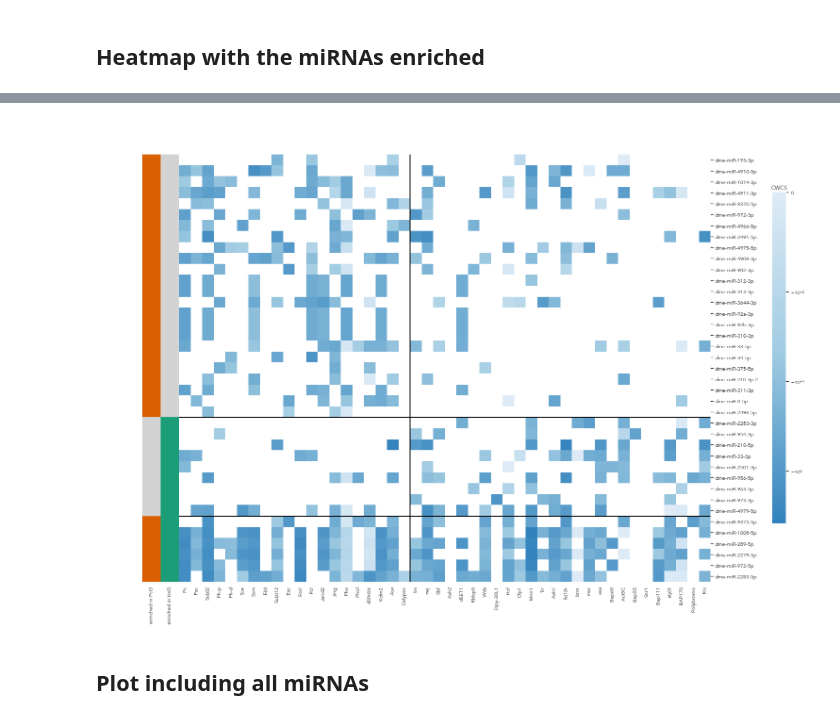
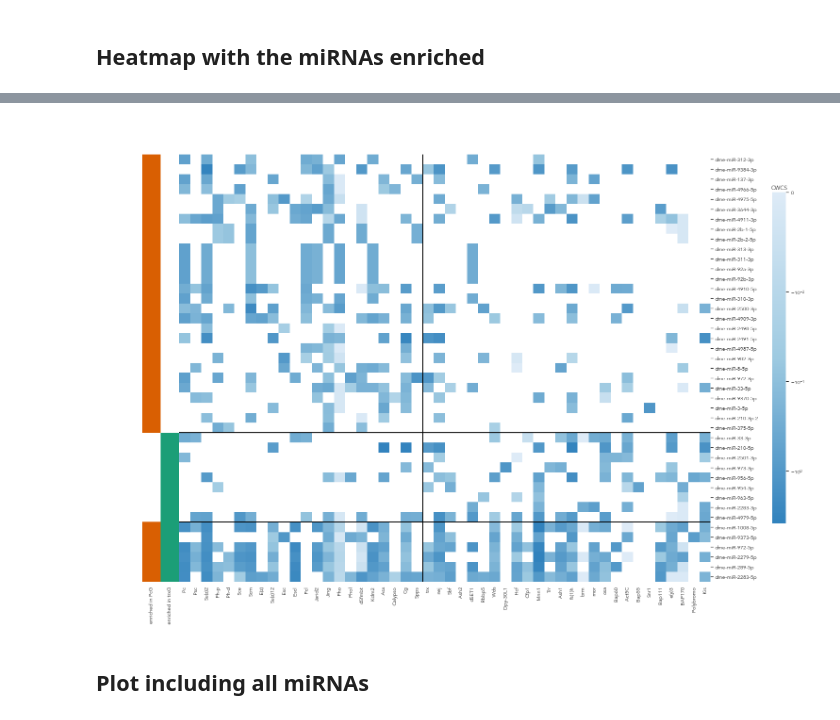
Before and after one commit to j-solor/Drosophila-miRNA-PcG-circuits, a Jupyter notebook: Analysis/Analysis.ipynb, the cells around one changed output, grey strips where cells are left out. Cells and saved outputs as stored; diff of their text form; code cells hidden in the pictures.

```diff
--- a/Analysis/Analysis.ipynb
+++ b/Analysis/Analysis.ipynb
@@ -39,11 +39,11 @@ generalcmp = LinearSegmentedColormap.from_list("", [low_color, med_color, high_c
 ### Data Loading
 # %%
 HCImiRTps = pd.read_csv(
-    "../HCImiRTps_generation/output_files/HCImiRTps.tsv", sep = "\t")
+    "../RmiRTps_generation/output_files/RmiRTPs.tsv", sep = "\t")
 
 # gene_sets
 curated_pcgtrxg = pd.read_csv(filepath_or_buffer =
-                      'input_files/PcGtrxG_clasification.csv', sep = "\t")
+                      'input_files/PcGtrxG_clasification.tsv', sep = "\t")
 # %% [markdown]
 ### Preprocessing
 # %%
@@ -503,8 +483,8 @@ to_heatmap.sort_values("order", inplace = True)
 to_heatmap.drop(columns =["order"], index = ["Group"], inplace = True)
 
 ## add color row
-colorcol_PcG = [["lightgrey", PcG_color][int(x)] for x in merged_enrch_subset.loc[to_heatmap.index, "hyper_pval_PcG"].values.flatten() <= 0.01]
-colorcol_trxG = [["lightgrey", trxG_color][int(x)] for x in merged_enrch_subset.loc[to_heatmap.index, "hyper_pval_trxG"].values.flatten() <= 0.01]
+colorcol_PcG = [["white", PcG_color][int(x)] for x in merged_enrch_subset.loc[to_heatmap.index, "hyper_pval_PcG"].values.flatten() <= 0.01]
+colorcol_trxG = [["white", trxG_color][int(x)] for x in merged_enrch_subset.loc[to_heatmap.index, "hyper_pval_trxG"].values.flatten() <= 0.01]
 
 # Clustermap
 mask = to_heatmap.isnull()
@@ -512,37 +492,37 @@ clustermap = sns.clustermap(to_heatmap.fillna(0),
                             cmap = generalcmp.reversed(),
                             figsize=(20, 15),
                             row_colors = [colorcol_PcG, colorcol_trxG],
                             #col_colors = Grouprow_colors,
                             row_cluster=False,
                             col_cluster=False,
                             dendrogram_ratio=(.07, .07),
                             cbar_pos=(1, #x
                                       .2, #y
                                       .02, #wide
                                       .65), #height
                             mask = mask,
                            norm=SymLogNorm(linthresh= 0.01))
 
 
 # Aesthetics
 ## labs and titles
 ax = clustermap.ax_heatmap
 ax.set_ylabel("")
 ax.set_xlabel("")
 clustermap.cax.set_title("CWCS", fontweight = "bold")
 clustermap.ax_row_colors.set_xticks([0.5, 1.5])
 clustermap.ax_row_colors.set_xticklabels(["enriched in PcG", "enriched in trxG"],rotation = 90)
 
 ## lines separating miRNAs and PcG/trxG
-ax.vlines(20,-3, 39, "black", lw= 2)
-ax.hlines(24,0, 46, "black", lw= 2)
-ax.hlines(33,0, 46, "black", lw= 2)
+ax.vlines(22,-3, 43, "black", lw= 2)
+ax.hlines(28,0, 48, "black", lw= 2)
+ax.hlines(37,0, 48, "black", lw= 2)
 
 # export
 plt.savefig("plots/figure_CWCS_circuits.svg", dpi = 500, transparent = True, bbox_inches='tight')
 plt.show()
 # %% [output]
-[figure, old version]
+[figure, new version]
 # %% [markdown]
 ## Plot including all miRNAs
 # %%
```
Also changed, not shown: parts of 13 cells of this notebook, 3 other files.
